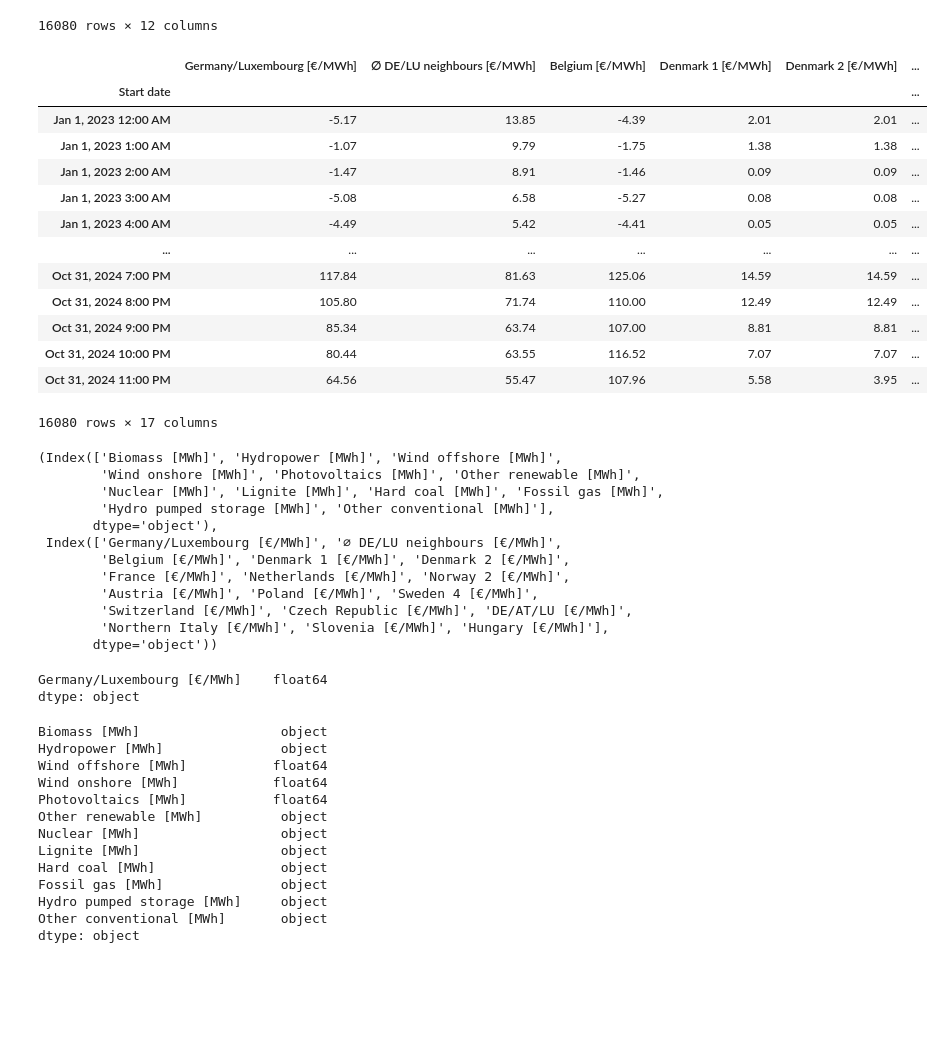
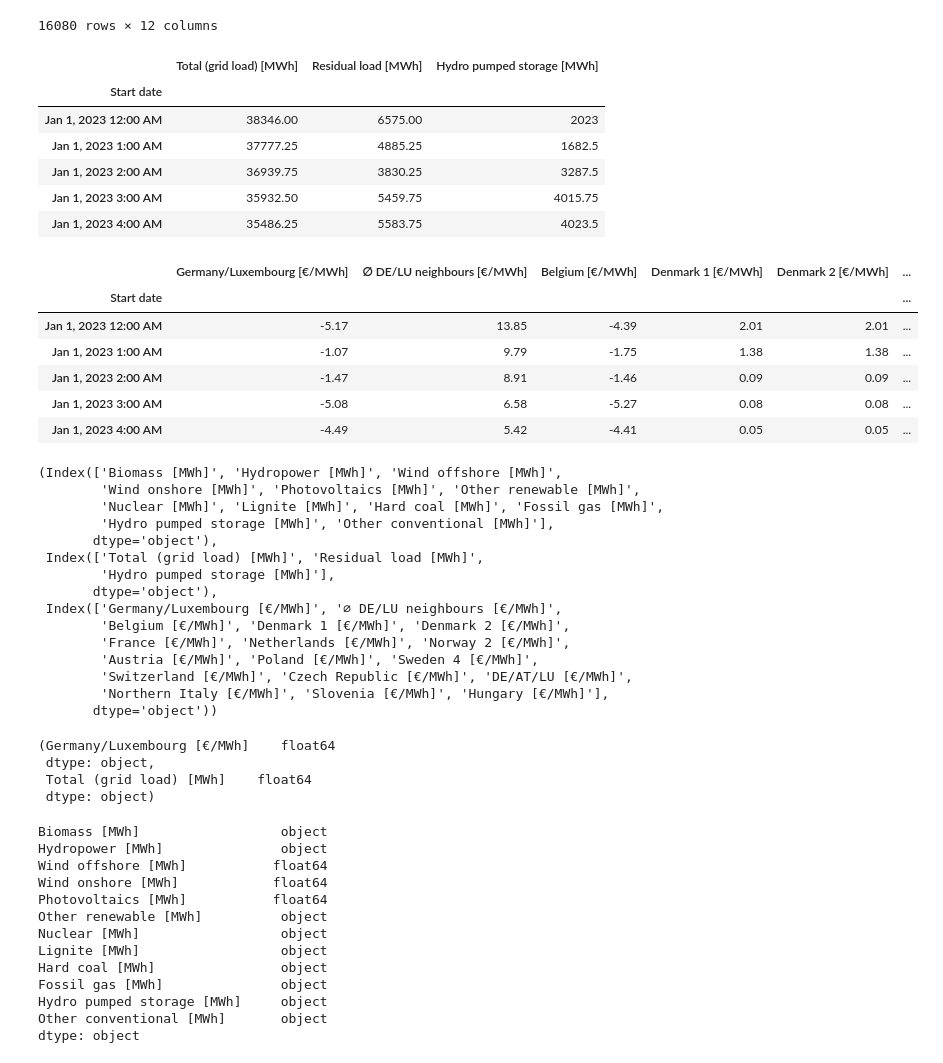
Before and after one commit to Chitranjan806/Energy-Prices-Forecasting, a Jupyter notebook: chitranjan_actual_gen_analysis.ipynb, the cells around one changed output. Drawn from its saved outputs; the diff is of its cells as text; code cells hidden in the pictures; blank space fills up the shorter version.

```diff
--- a/chitranjan_actual_gen_analysis.ipynb
+++ b/chitranjan_actual_gen_analysis.ipynb
@@ -22,18 +22,18 @@ actual_generation = pd.read_excel(
     "Data/Market/actual_generation_hour.xlsx",
     parse_dates=["Start date"],
     date_format="%d-%m-%y %H:%M"
-)
+    ).set_index("Start date").drop(columns=["End date"])
+
+actual_consumption = pd.read_excel(
+    "Data/Market/actual_consumption_hour.xlsx",
+    parse_dates=["Start date"],
+    date_format="%d-%m-%y %H:%M"
+    ).set_index("Start date").drop(columns=["End date"])
 
 day_ahead_prices = pd.read_excel("Data/Market/day-ahead_prices_hour.xlsx",
-                    parse_dates=["Start date"],
-                    date_format="%d-%m-%y %H:%M")
-
-# Set 'Start date' as the index and remove 'End date' column
-actual_generation.set_index("Start date", inplace=True)
-actual_generation.drop(columns=["End date"], inplace=True)
-
-day_ahead_prices.set_index("Start date", inplace=True)
-day_ahead_prices.drop(columns=["End date"], inplace=True)
+    parse_dates=["Start date"],
+    date_format="%d-%m-%y %H:%M"
+    ).set_index("Start date").drop(columns=["End date"])
 # %%
 # Display the first few rows of each dataframe to verify the changes
 actual_generation
@@ -52,30 +52,36 @@ actual_generation
 | Oct 31, 2024 10:00 PM | 4480.75 | 1537 | 3063.25 | 17140.50 | 0.00 | ... |
 | Oct 31, 2024 11:00 PM | 4404.25 | 1495 | 2960.50 | 17861.75 | 0.00 | ... |
 16080 rows × 12 columns
+# %%
+actual_consumption.head()
+# %% [output]
+|  | Total (grid load) [MWh] | Residual load [MWh] | Hydro pumped storage [MWh] |
+| Start date |  |  |  |
+| Jan 1, 2023 12:00 AM | 38346.00 | 6575.00 | 2023 |
+| Jan 1, 2023 1:00 AM | 37777.25 | 4885.25 | 1682.5 |
+| Jan 1, 2023 2:00 AM | 36939.75 | 3830.25 | 3287.5 |
+| Jan 1, 2023 3:00 AM | 35932.50 | 5459.75 | 4015.75 |
+| Jan 1, 2023 4:00 AM | 35486.25 | 5583.75 | 4023.5 |
 # %%
-day_ahead_prices
+day_ahead_prices.head()
 # %% [output]
 |  | Germany/Luxembourg [€/MWh] | ∅ DE/LU neighbours [€/MWh] | Belgium [€/MWh] | Denmark 1 [€/MWh] | Denmark 2 [€/MWh] | ... |
 | Start date |  |  |  |  |  | ... |
 | Jan 1, 2023 12:00 AM | -5.17 | 13.85 | -4.39 | 2.01 | 2.01 | ... |
 | Jan 1, 2023 1:00 AM | -1.07 | 9.79 | -1.75 | 1.38 | 1.38 | ... |
 | Jan 1, 2023 2:00 AM | -1.47 | 8.91 | -1.46 | 0.09 | 0.09 | ... |
 | Jan 1, 2023 3:00 AM | -5.08 | 6.58 | -5.27 | 0.08 | 0.08 | ... |
 | Jan 1, 2023 4:00 AM | -4.49 | 5.42 | -4.41 | 0.05 | 0.05 | ... |
-| ... | ... | ... | ... | ... | ... | ... |
-| Oct 31, 2024 7:00 PM | 117.84 | 81.63 | 125.06 | 14.59 | 14.59 | ... |
-| Oct 31, 2024 8:00 PM | 105.80 | 71.74 | 110.00 | 12.49 | 12.49 | ... |
-| Oct 31, 2024 9:00 PM | 85.34 | 63.74 | 107.00 | 8.81 | 8.81 | ... |
-| Oct 31, 2024 10:00 PM | 80.44 | 63.55 | 116.52 | 7.07 | 7.07 | ... |
-| Oct 31, 2024 11:00 PM | 64.56 | 55.47 | 107.96 | 5.58 | 3.95 | ... |
-16080 rows × 17 columns
 # %%
-actual_generation.columns, day_ahead_prices.columns
+actual_generation.columns, actual_consumption.columns, day_ahead_prices.columns
 # %% [output]
 (Index(['Biomass [MWh]', 'Hydropower [MWh]', 'Wind offshore [MWh]',
         'Wind onshore [MWh]', 'Photovoltaics [MWh]', 'Other renewable [MWh]',
         'Nuclear [MWh]', 'Lignite [MWh]', 'Hard coal [MWh]', 'Fossil gas [MWh]',
         'Hydro pumped storage [MWh]', 'Other conventional [MWh]'],
+       dtype='object'),
+ Index(['Total (grid load) [MWh]', 'Residual load [MWh]',
+        'Hydro pumped storage [MWh]'],
        dtype='object'),
  Index(['Germany/Luxembourg [€/MWh]', '∅ DE/LU neighbours [€/MWh]',
         'Belgium [€/MWh]', 'Denmark 1 [€/MWh]', 'Denmark 2 [€/MWh]',
@@ -93,10 +99,14 @@ day_ahead_prices.drop(columns=['∅ DE/LU neighbours [€/MWh]',
         'Switzerland [€/MWh]', 'Czech Republic [€/MWh]', 'DE/AT/LU [€/MWh]',
         'Northern Italy [€/MWh]', 'Slovenia [€/MWh]', 'Hungary [€/MWh]'], inplace=True)
 
-day_ahead_prices.dtypes
+actual_consumption.drop(columns=['Residual load [MWh]', 'Hydro pumped storage [MWh]'], inplace=True)
+
+day_ahead_prices.dtypes, actual_consumption.dtypes
 # %% [output]
-Germany/Luxembourg [€/MWh]    float64
-dtype: object
+(Germany/Luxembourg [€/MWh]    float64
+ dtype: object,
+ Total (grid load) [MWh]    float64
+ dtype: object)
 # %%
 actual_generation.dtypes
 # %% [output]
```
Also changed, not shown: parts of 22 cells of this notebook.
